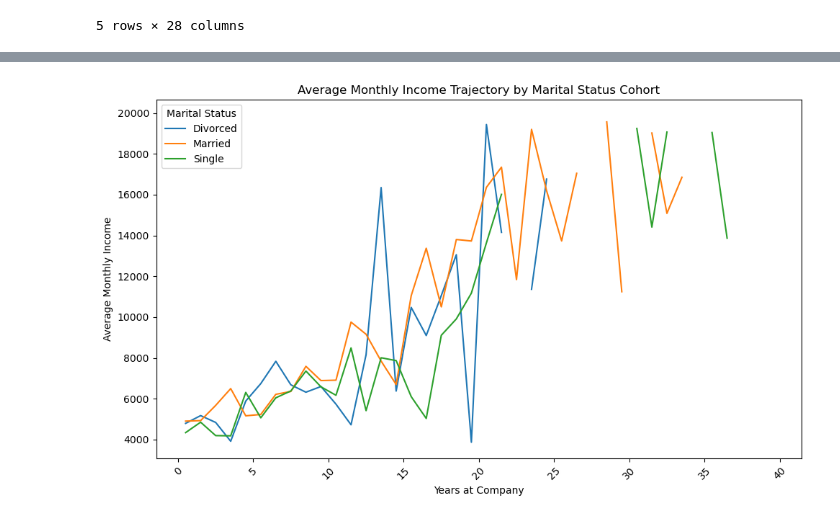
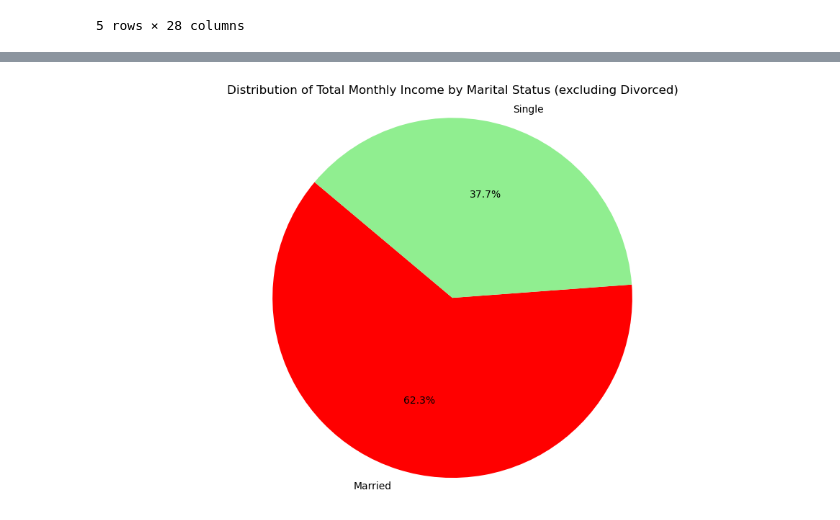
Before and after one commit to Amer4r/group-project-1, a Jupyter notebook: data_cleaning.ipynb, the cells around one changed output, grey strips where cells are left out. Saved outputs shown, nothing was run; the diff lists cells and outputs as text; code cells hidden in the pictures.

```diff
--- a/data_cleaning.ipynb
+++ b/data_cleaning.ipynb
@@ -295,36 +242,16 @@ plt.show()
-# %%
-import pandas as pd
-import matplotlib.pyplot as plt
-
-# Assuming you have a DataFrame named cleaned_data containing 'MaritalStatus', 'MonthlyIncome', and 'YearsAtCompany' columns
-
-# Define the cohort groups based on marital status
-cohorts = cleaned_data.groupby('MaritalStatus')
-
-# Create a new figure for the plots
-plt.figure(figsize=(10, 6))
-
-# Iterate over each cohort
-for marital_status, cohort_data in cohorts:
-    # Calculate the average monthly income for each year at the company
-    cohort_data['YearAtCompany'] = pd.cut(cohort_data['YearsAtCompany'], bins=range(0, max(cleaned_data['YearsAtCompany']) + 1, 1))
-    cohort_data = cohort_data.groupby('YearAtCompany')['MonthlyIncome'].mean().reset_index()
-
-    # Convert interval objects to their midpoints
-    cohort_data['YearAtCompany'] = cohort_data['YearAtCompany'].apply(lambda x: x.mid)
-
-    # Plot the income trajectory for the cohort
-    plt.plot(cohort_data['YearAtCompany'], cohort_data['MonthlyIncome'], label=marital_status)
-
-# Add labels and legend to the plot
-plt.title('Average Monthly Income Trajectory by Marital Status Cohort')
-plt.xlabel('Years at Company')
-plt.ylabel('Average Monthly Income')
-plt.legend(title='Marital Status')
-plt.xticks(rotation=45)
-plt.tight_layout()
-
-# Show the plot
-plt.show()
-# %% [output]
-[figure, removed]
+# %%
+# Filter out rows where marital status is not 'Divorced'
+cleaned_data_filtered = cleaned_data[cleaned_data['MaritalStatus'] != 'Divorced']
+
+# Calculating the total monthly inome for married vs signle
+total_monthly_income_by_marital_status = cleaned_data_filtered.groupby('MaritalStatus')['MonthlyIncome'].sum()
+
+# Plot pie chart
+plt.figure(figsize=(10, 6))
+plt.pie(total_monthly_income_by_marital_status, labels=total_monthly_income_by_marital_status.index, autopct='%1.1f%%', colors=['red', 'lightgreen'], startangle=140)
+plt.title('Distribution of Total Monthly Income by Marital Status (excluding Divorced)')
+plt.axis('equal')  # Equal aspect ratio ensures that pie is drawn as a circle
+plt.tight_layout()
+plt.show()
+# %% [output]
+[figure, added]
```
Also changed, not shown: parts of 18 cells of this notebook.
